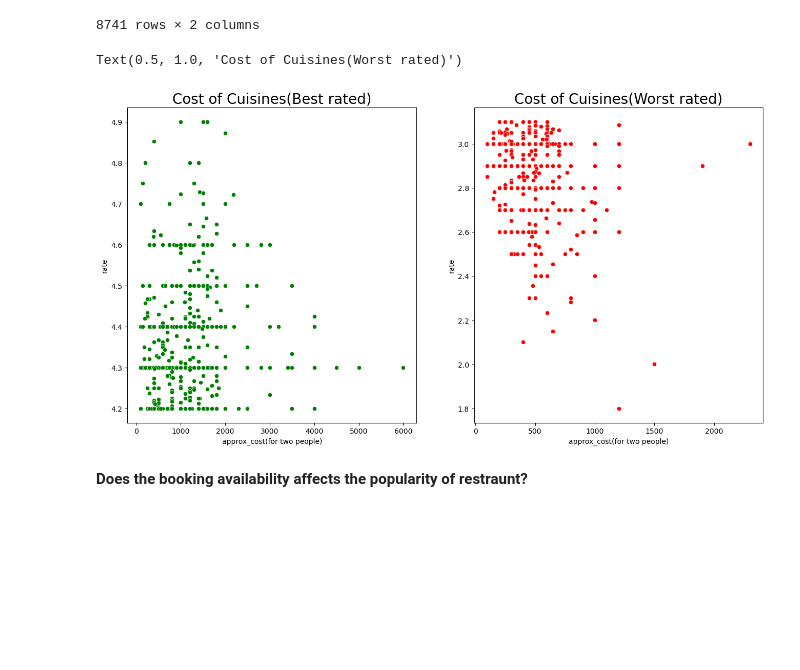
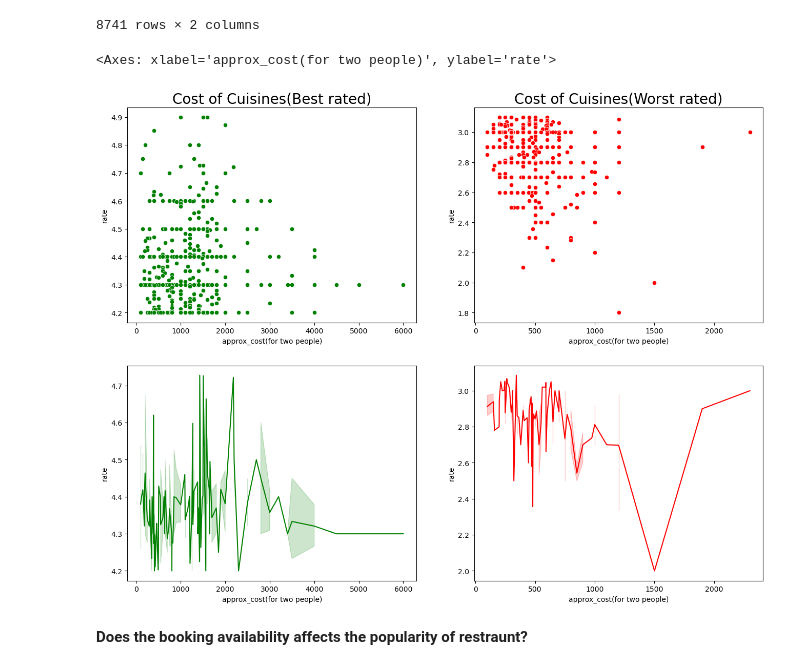
Before and after one commit to Dewang06/Zomato-Analysis-in-Python, a Jupyter notebook: Zomato Analysis & Visualization.ipynb, the cells around one changed output. Cells and saved outputs as stored; diff of their text form; code cells hidden in the pictures; blank space fills up the shorter version.

```diff
--- a/Zomato Analysis & Visualization.ipynb
+++ b/Zomato Analysis & Visualization.ipynb
@@ -666,15 +666,19 @@ rate_vs_price
 | Fusion Lounge | 2.000000 | 1500.0 |
 | Alibi Maya International Hotel | 1.800000 | 1200.0 |
 8741 rows × 2 columns
-# %%
-fig, axes = plt.subplots(1, 2, figsize=(16, 8))
-sns.scatterplot(x='approx_cost(for two people)', y='rate', data=rate_vs_price.head(500), ax=axes[0], color='g')
-axes[0].set_title('Cost of Cuisines(Best rated)', fontsize = 20)
-sns.scatterplot(x='approx_cost(for two people)', y='rate', data=rate_vs_price.tail(500), ax=axes[1],color='r')
-axes[1].set_title('Cost of Cuisines(Worst rated)', fontsize = 20)
-# %% [output]
-Text(0.5, 1.0, 'Cost of Cuisines(Worst rated)')
-[figure, removed]
+# %%
+fig, axes = plt.subplots(2, 2, figsize=(16, 12))
+
+sns.scatterplot(x='approx_cost(for two people)', y='rate', data=rate_vs_price.head(500), ax=axes[0][0], color='g')
+axes[0][0].set_title('Cost of Cuisines(Best rated)', fontsize = 20)
+sns.scatterplot(x='approx_cost(for two people)', y='rate', data=rate_vs_price.tail(500), ax=axes[0][1],color='r')
+axes[0][1].set_title('Cost of Cuisines(Worst rated)', fontsize = 20)
+
+sns.lineplot(x='approx_cost(for two people)', y='rate', data=rate_vs_price.head(500), ax=axes[1][0], color='g')
+sns.lineplot(x='approx_cost(for two people)', y='rate', data=rate_vs_price.tail(500), ax=axes[1][1], color='r')
+# %% [output]
+<Axes: xlabel='approx_cost(for two people)', ylabel='rate'>
+[figure, added]
 # %% [markdown]
 **Does the booking availability affects the popularity of restraunt?**
 # %% [markdown]
```
Also changed, not shown: parts of 8 cells of this notebook.
